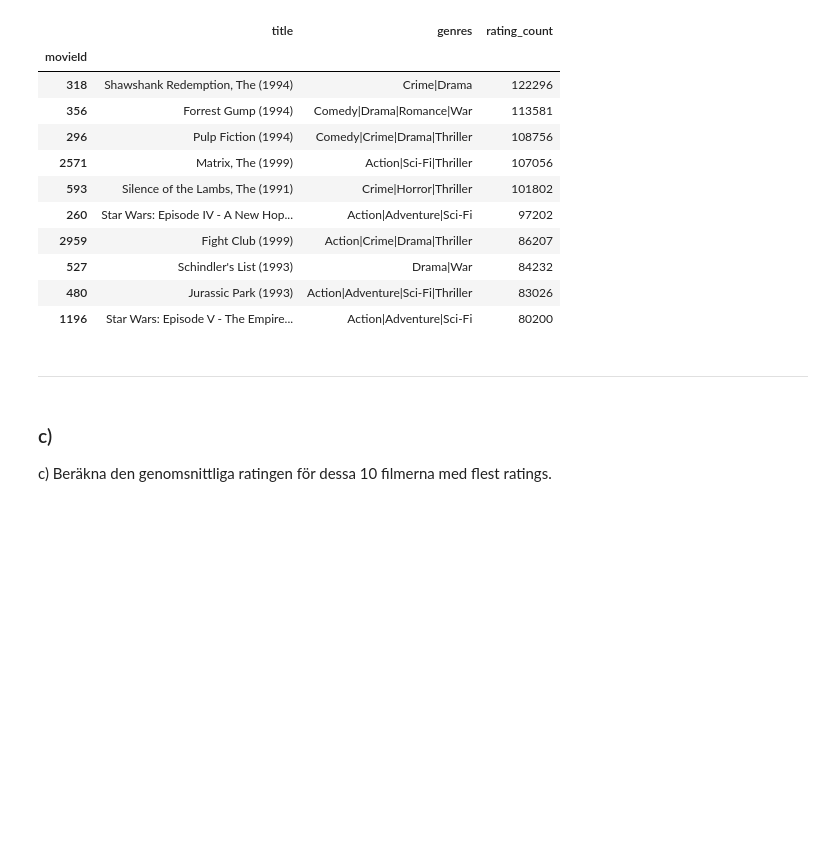
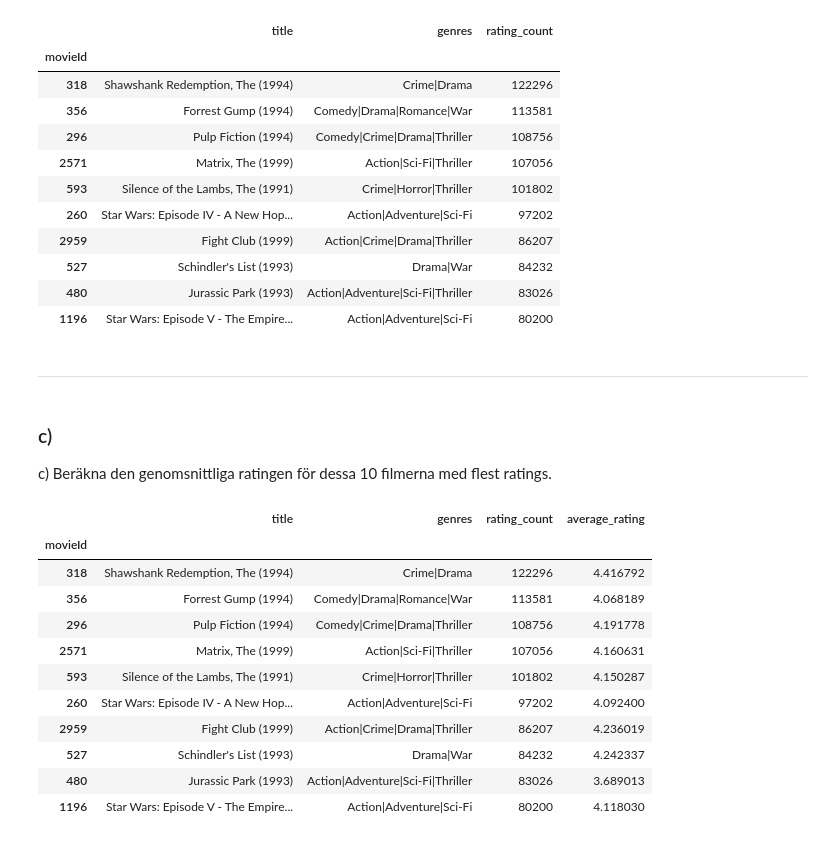
Before and after one commit to Utjiman/AI-Richard-Boden-OPA23, a Jupyter notebook: labs/Labb_1.ipynb, the cells around one changed output. Saved outputs shown, nothing was run; the diff lists cells and outputs as text; code cells hidden in the pictures; blank space fills up the shorter version.

```diff
--- a/labs/Labb_1.ipynb
+++ b/labs/Labb_1.ipynb
@@ -152,3 +152,23 @@ ten_top_movies
 ### c)
 
 c) Beräkna den genomsnittliga ratingen för dessa 10 filmerna med flest ratings.
+# %%
+# calculate the average raing of the ten_top_movies
+average_ratings = df_rating[df_rating['movieId'].isin(rating_counts.index)].groupby('movieId')['rating'].mean()
+
+# add the average rating to ten_top_movies
+ten_top_movies['average_rating'] = average_ratings
+ten_top_movies
+# %% [output]
+|  | title | genres | rating_count | average_rating |
+| movieId |  |  |  |  |
+| 318 | Shawshank Redemption, The (1994) | Crime|Drama | 122296 | 4.416792 |
+| 356 | Forrest Gump (1994) | Comedy|Drama|Romance|War | 113581 | 4.068189 |
+| 296 | Pulp Fiction (1994) | Comedy|Crime|Drama|Thriller | 108756 | 4.191778 |
+| 2571 | Matrix, The (1999) | Action|Sci-Fi|Thriller | 107056 | 4.160631 |
+| 593 | Silence of the Lambs, The (1991) | Crime|Horror|Thriller | 101802 | 4.150287 |
+| 260 | Star Wars: Episode IV - A New Hop... | Action|Adventure|Sci-Fi | 97202 | 4.092400 |
+| 2959 | Fight Club (1999) | Action|Crime|Drama|Thriller | 86207 | 4.236019 |
+| 527 | Schindler's List (1993) | Drama|War | 84232 | 4.242337 |
+| 480 | Jurassic Park (1993) | Action|Adventure|Sci-Fi|Thriller | 83026 | 3.689013 |
+| 1196 | Star Wars: Episode V - The Empire... | Action|Adventure|Sci-Fi | 80200 | 4.118030 |
```
Also changed, not shown: parts of 4 cells of this notebook.
